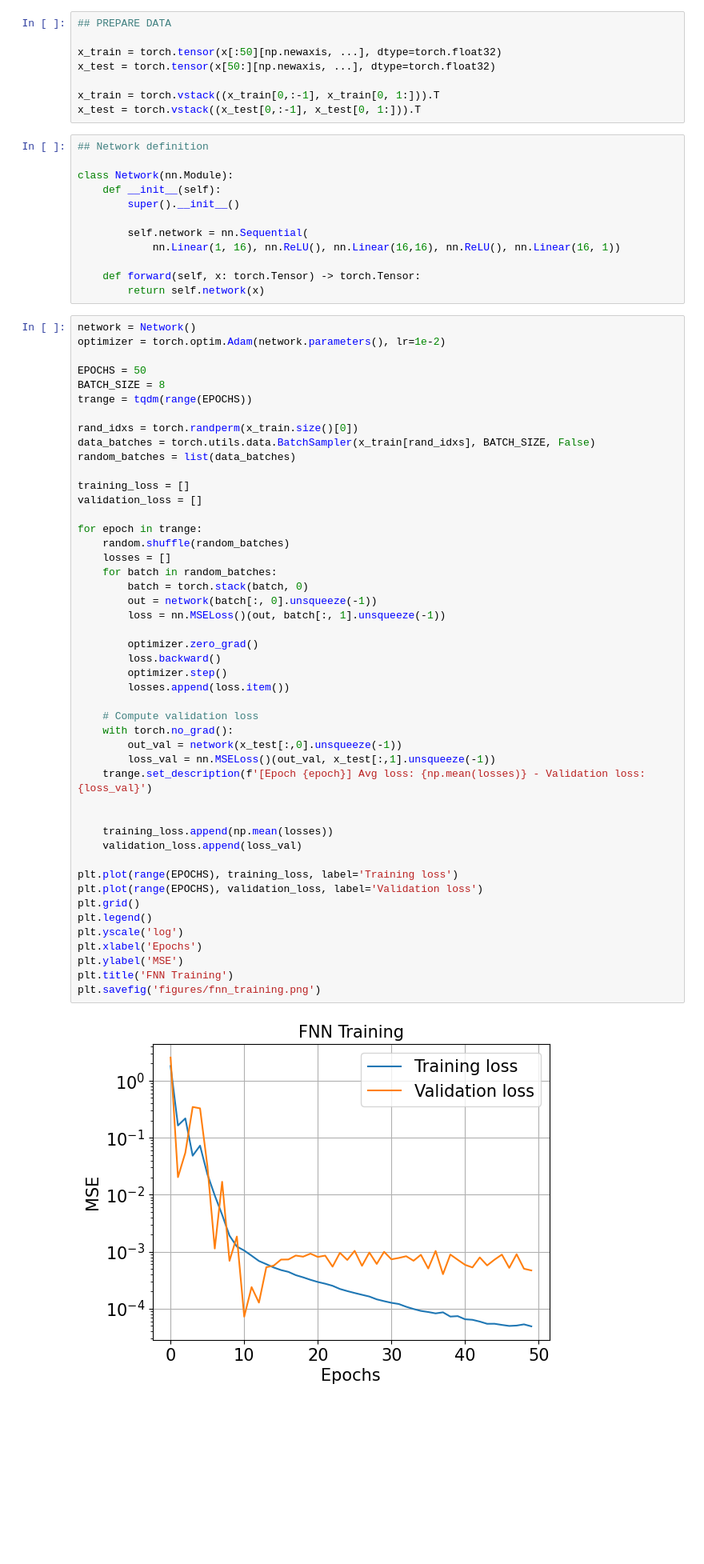
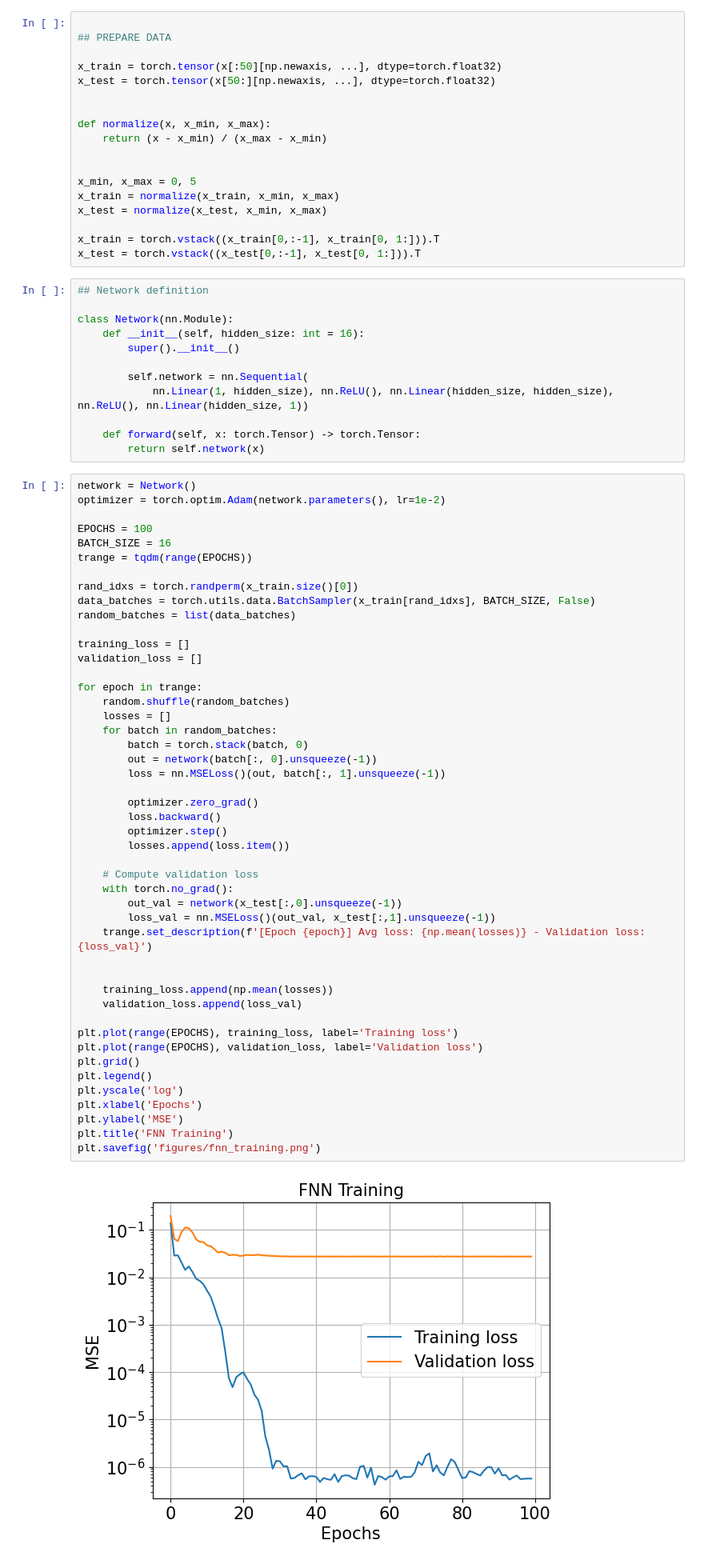
Before and after one commit to rssalessio/PINN-School-2023, a Jupyter notebook: train_fnn.ipynb, the cells around one changed output. Shown at 80% size. Cells and saved outputs as stored; diff of their text form; blank space fills up the shorter version.

Commit message:
pdate training plot

```diff
--- a/train_fnn.ipynb
+++ b/train_fnn.ipynb
@@ -63,22 +63,32 @@ plt.show()
 # %% [output]
 [figure]
 # %%
+
 ## PREPARE DATA
 
 x_train = torch.tensor(x[:50][np.newaxis, ...], dtype=torch.float32)
 x_test = torch.tensor(x[50:][np.newaxis, ...], dtype=torch.float32)
 
+
+def normalize(x, x_min, x_max):
+    return (x - x_min) / (x_max - x_min)
+
+
+x_min, x_max = 0, 5
+x_train = normalize(x_train, x_min, x_max)
+x_test = normalize(x_test, x_min, x_max)
+
 x_train = torch.vstack((x_train[0,:-1], x_train[0, 1:])).T
 x_test = torch.vstack((x_test[0,:-1], x_test[0, 1:])).T
 # %%
 ## Network definition
 
 class Network(nn.Module):
-    def __init__(self):
+    def __init__(self, hidden_size: int = 16):
         super().__init__()
 
         self.network = nn.Sequential(
-            nn.Linear(1, 16), nn.ReLU(), nn.Linear(16,16), nn.ReLU(), nn.Linear(16, 1))
+            nn.Linear(1, hidden_size), nn.ReLU(), nn.Linear(hidden_size, hidden_size), nn.ReLU(), nn.Linear(hidden_size, 1))
 
     def forward(self, x: torch.Tensor) -> torch.Tensor:
         return self.network(x)
@@ -86,8 +96,8 @@ class Network(nn.Module):
 network = Network()
 optimizer = torch.optim.Adam(network.parameters(), lr=1e-2)
 
-EPOCHS = 50
-BATCH_SIZE = 8
+EPOCHS = 100
+BATCH_SIZE = 16
 trange = tqdm(range(EPOCHS))
 
 rand_idxs = torch.randperm(x_train.size()[0])
@@ -103,34 +113,34 @@ for epoch in trange:
     for batch in random_batches:
         batch = torch.stack(batch, 0)
         out = network(batch[:, 0].unsqueeze(-1))
         loss = nn.MSELoss()(out, batch[:, 1].unsqueeze(-1))
 
         optimizer.zero_grad()
         loss.backward()
         optimizer.step()
         losses.append(loss.item())
 
     # Compute validation loss
     with torch.no_grad():
         out_val = network(x_test[:,0].unsqueeze(-1))
         loss_val = nn.MSELoss()(out_val, x_test[:,1].unsqueeze(-1))
     trange.set_description(f'[Epoch {epoch}] Avg loss: {np.mean(losses)} - Validation loss: {loss_val}')
 
 
     training_loss.append(np.mean(losses))
     validation_loss.append(loss_val)
 
 plt.plot(range(EPOCHS), training_loss, label='Training loss')
 plt.plot(range(EPOCHS), validation_loss, label='Validation loss')
 plt.grid()
 plt.legend()
 plt.yscale('log')
 plt.xlabel('Epochs')
 plt.ylabel('MSE')
 plt.title('FNN Training')
 plt.savefig('figures/fnn_training.png')
 # %% [output]
-[figure, old version]
+[figure, new version]
 # %%
 # Generate predicted trajectory and compare with true one
 
```
Also changed, not shown: parts of 2 cells of this notebook, 1 other file.
